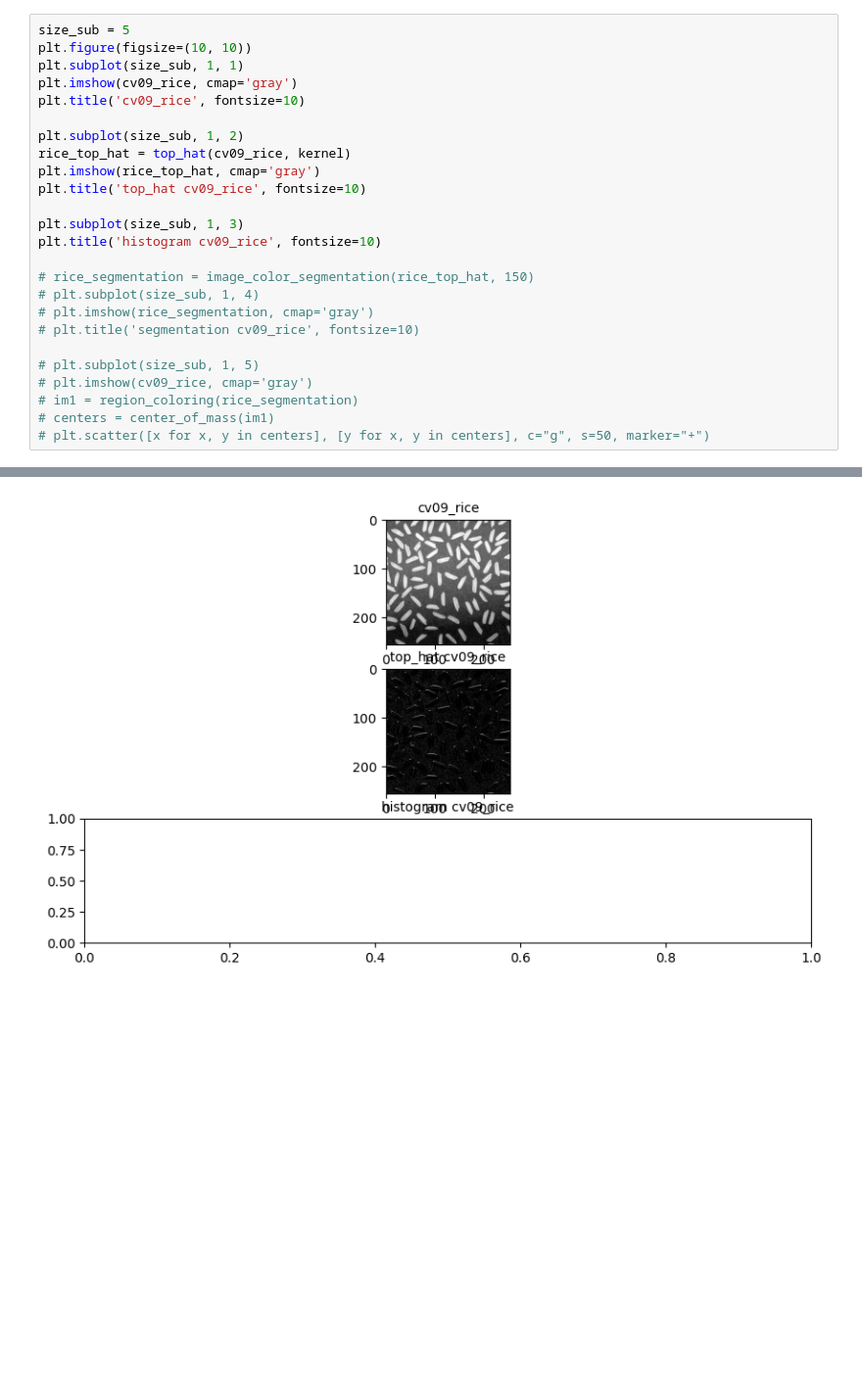
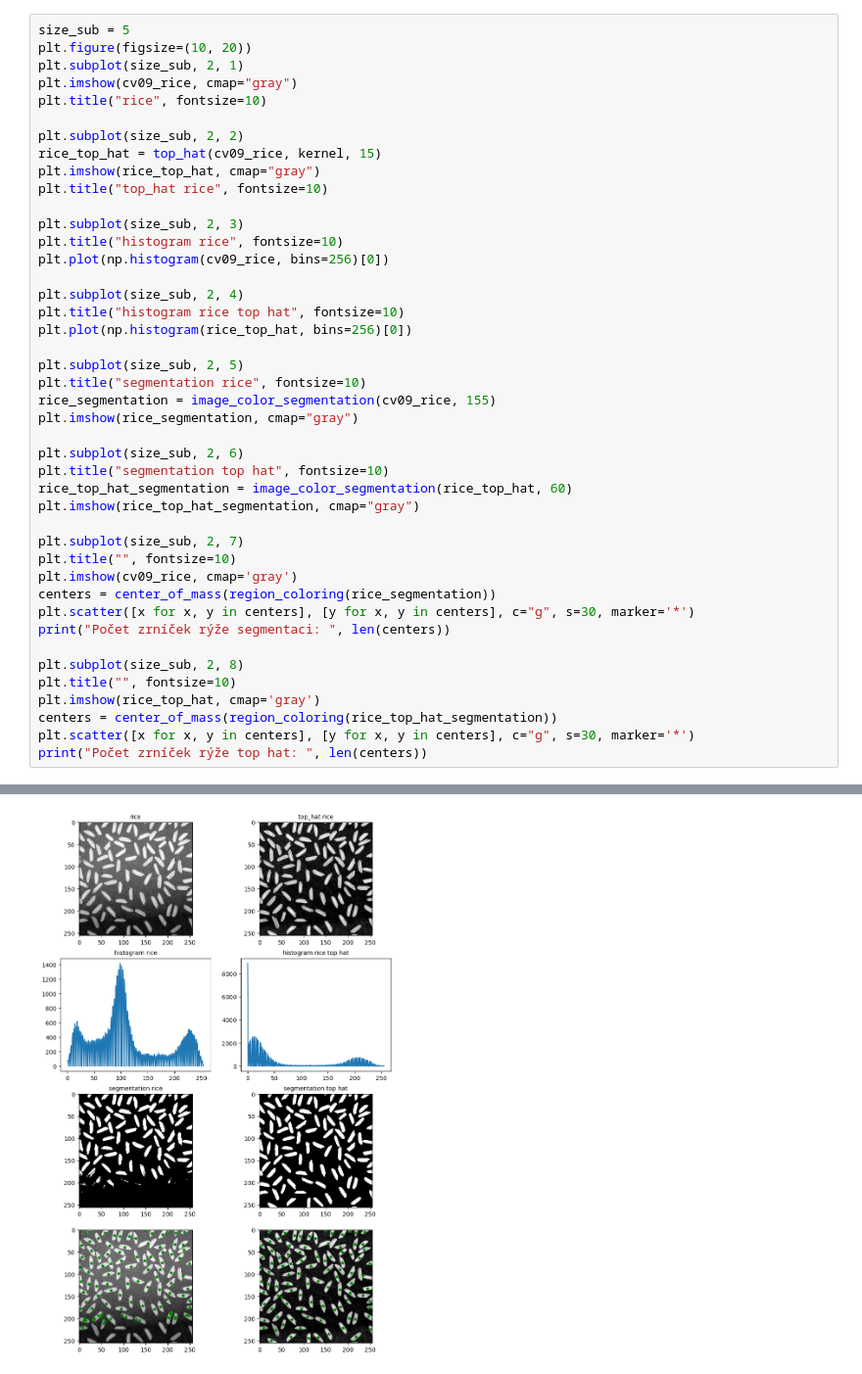
Before and after one commit to KNajman/UZO, a Jupyter notebook: CV_09/cv09.ipynb, the cells around one changed output, grey strips where cells are left out. Shown at 98% size. Cells and saved outputs as stored; diff of their text form; blank space fills up the shorter version.

```diff
--- a/CV_09/cv09.ipynb
+++ b/CV_09/cv09.ipynb
@@ -259,26 +263,44 @@ Text(0.5, 1.0, 'closing cv09_bunkyC')
 # %%
 size_sub = 5
-plt.figure(figsize=(10, 10))
-plt.subplot(size_sub, 1, 1)
+plt.figure(figsize=(10, 20))
+plt.subplot(size_sub, 2, 1)
+plt.imshow(cv09_rice, cmap="gray")
+plt.title("rice", fontsize=10)
+
+plt.subplot(size_sub, 2, 2)
+rice_top_hat = top_hat(cv09_rice, kernel, 15)
+plt.imshow(rice_top_hat, cmap="gray")
+plt.title("top_hat rice", fontsize=10)
+
+plt.subplot(size_sub, 2, 3)
+plt.title("histogram rice", fontsize=10)
+plt.plot(np.histogram(cv09_rice, bins=256)[0])
+
+plt.subplot(size_sub, 2, 4)
+plt.title("histogram rice top hat", fontsize=10)
+plt.plot(np.histogram(rice_top_hat, bins=256)[0])
+
+plt.subplot(size_sub, 2, 5)
+plt.title("segmentation rice", fontsize=10)
+rice_segmentation = image_color_segmentation(cv09_rice, 155)
+plt.imshow(rice_segmentation, cmap="gray")
+
+plt.subplot(size_sub, 2, 6)
+plt.title("segmentation top hat", fontsize=10)
+rice_top_hat_segmentation = image_color_segmentation(rice_top_hat, 60)
+plt.imshow(rice_top_hat_segmentation, cmap="gray")
+
+plt.subplot(size_sub, 2, 7)
+plt.title("", fontsize=10)
 plt.imshow(cv09_rice, cmap='gray')
-plt.title('cv09_rice', fontsize=10)
+centers = center_of_mass(region_coloring(rice_segmentation))
+plt.scatter([x for x, y in centers], [y for x, y in centers], c="g", s=30, marker='*')
+print("Počet zrníček rýže segmentaci: ", len(centers))
 
-plt.subplot(size_sub, 1, 2)
-rice_top_hat = top_hat(cv09_rice, kernel)
+plt.subplot(size_sub, 2, 8)
+plt.title("", fontsize=10)
 plt.imshow(rice_top_hat, cmap='gray')
-plt.title('top_hat cv09_rice', fontsize=10)
-
-plt.subplot(size_sub, 1, 3)
-plt.title('histogram cv09_rice', fontsize=10)
-
-# rice_segmentation = image_color_segmentation(rice_top_hat, 150)
-# plt.subplot(size_sub, 1, 4)
-# plt.imshow(rice_segmentation, cmap='gray')
-# plt.title('segmentation cv09_rice', fontsize=10)
-
-# plt.subplot(size_sub, 1, 5)
-# plt.imshow(cv09_rice, cmap='gray')
-# im1 = region_coloring(rice_segmentation)
-# centers = center_of_mass(im1)
-# plt.scatter([x for x, y in centers], [y for x, y in centers], c="g", s=50, marker="+")
+centers = center_of_mass(region_coloring(rice_top_hat_segmentation))
+plt.scatter([x for x, y in centers], [y for x, y in centers], c="g", s=30, marker='*')
+print("Počet zrníček rýže top hat: ", len(centers))
 # %% [output]
@@ -286 +309 @@ Text(0.5, 1.0, 'histogram cv09_rice')
-[figure, old version]
+[figure, new version]
```
Also changed, not shown: parts of 3 cells of this notebook.
